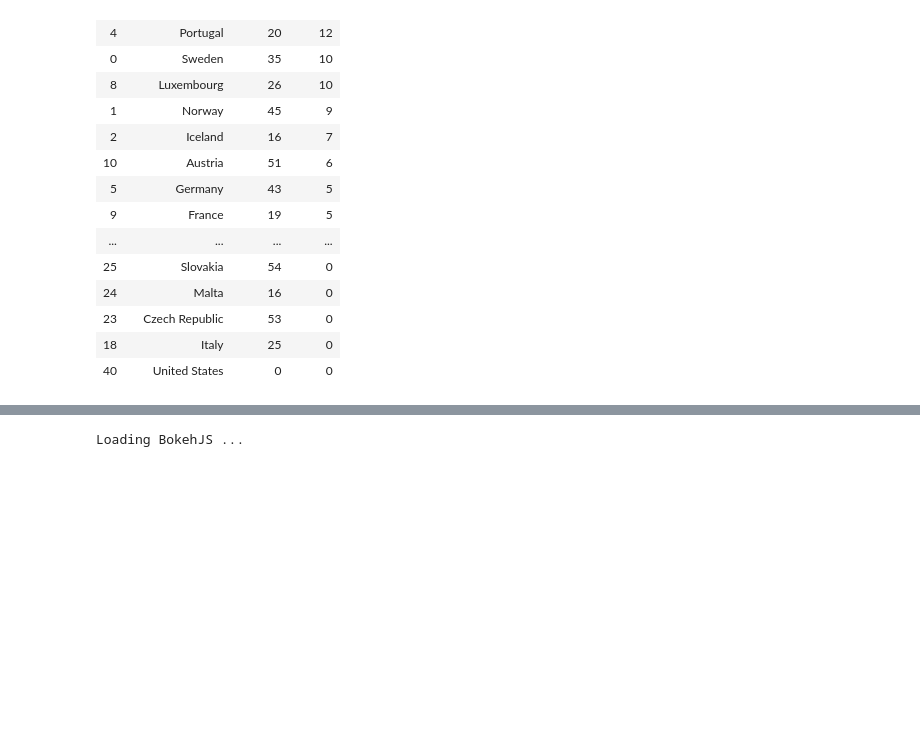
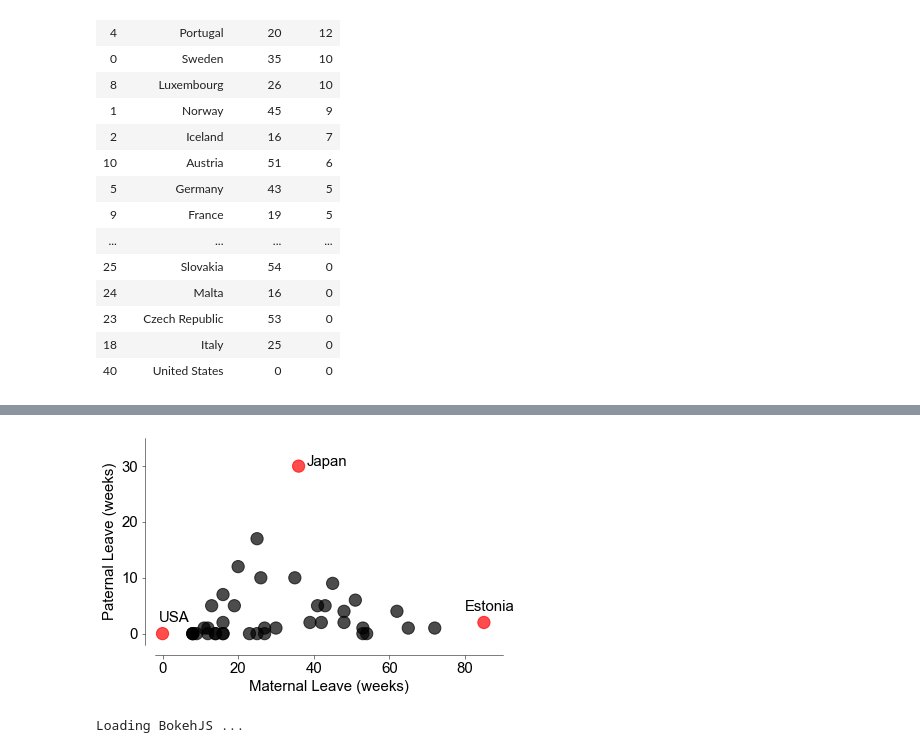
Before and after one commit to ricardozacarias/ironhackathon, a Jupyter notebook: paid_leave.ipynb, the cells around one changed output, grey strips where cells are left out. Drawn from its saved outputs; the diff is of its cells as text; code cells hidden in the pictures; blank space fills up the shorter version.

```diff
--- a/paid_leave.ipynb
+++ b/paid_leave.ipynb
@@ -38,3 +121,21 @@ leave.sort_values('fathers', ascending= False)
+# %%
+c_list = ['United States', 'Japan', 'Estonia']
+leave['colors'] = np.where(leave.country.isin(c_list), 'r', 'k')
+
+ax, fig = plt.subplots()
+ax = default_plot(ax, ['left', 'bottom'])
+plt.xlim(-2, 90)
+plt.ylim(-2, 35)
+plt.scatter(leave.mothers, leave.fathers, s=150, alpha=0.7, c=leave.colors)
+plt.ylabel('Paternal Leave (weeks)')
+plt.xlabel('Maternal Leave (weeks)')
+plt.tight_layout()
+plt.text(-1, 2, 'USA')
+plt.text(38, 30, 'Japan')
+plt.text(80, 4, 'Estonia')
+plt.savefig('country_scatter2.png', dpi=600)
+# %% [output]
+[figure, added]
 # %%
 #Creating our data arrays used for plotting the line plot
 
```
Also changed, not shown: parts of 21 cells of this notebook, 9 other files.
